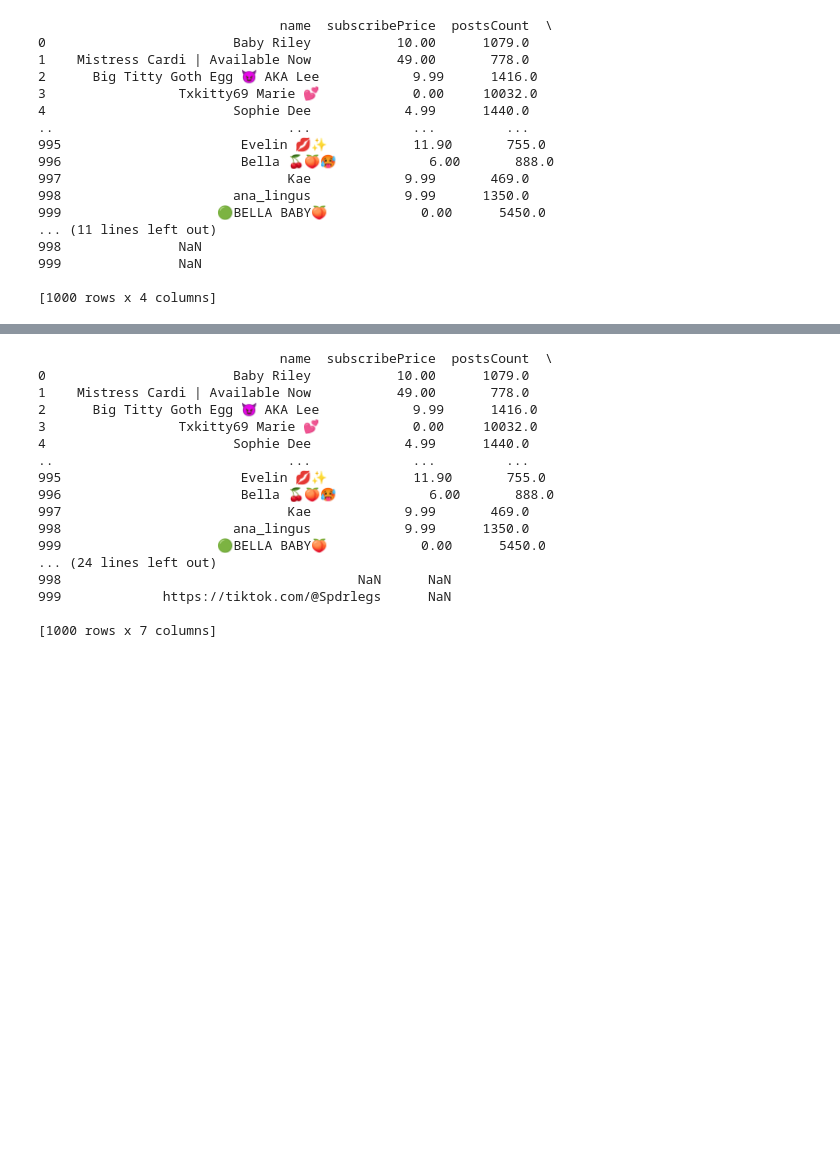
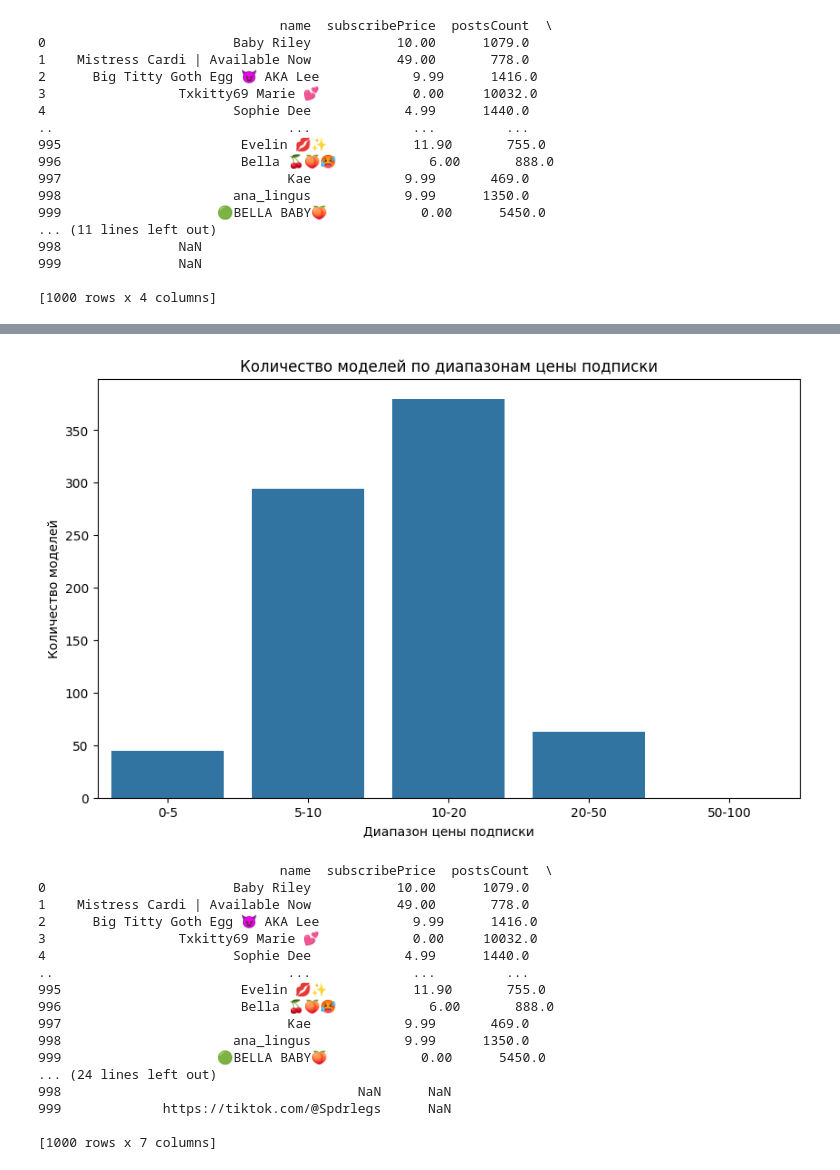
Before and after one commit to Peter-korn/Group-Project-2, a Jupyter notebook: EDA.ipynb, the cells around one changed output, grey strips where cells are left out. Saved outputs shown, nothing was run; the diff lists cells and outputs as text; code cells hidden in the pictures; blank space fills up the shorter version.

```diff
--- a/EDA.ipynb
+++ b/EDA.ipynb
@@ -359,3 +374,18 @@ only_pars_res.to_csv("models_profile_final_parsed.csv", index=False)
+# %%
+bins = [0, 5, 10, 20, 50, 100]
+labels = ['0-5', '5-10', '10-20', '20-50', '50-100']
+only_pars_res['price_bin'] = pd.cut(only_pars_res['subscribePrice'], bins=bins, labels=labels)
+
+price_count_per_bin = only_pars_res['price_bin'].value_counts().sort_index()
+
+plt.figure(figsize=(10,6))
+sns.barplot(x=price_count_per_bin.index, y=price_count_per_bin.values)
+plt.title("Количество моделей по диапазонам цены подписки")
+plt.xlabel("Диапазон цены подписки")
+plt.ylabel("Количество моделей")
+plt.show()
+# %% [output]
+[figure, added]
 # %%
 pars_of_res_cut = pars_of_res.head(1000)
 
```
Also changed, not shown: parts of 3 cells of this notebook, 1 other file.
